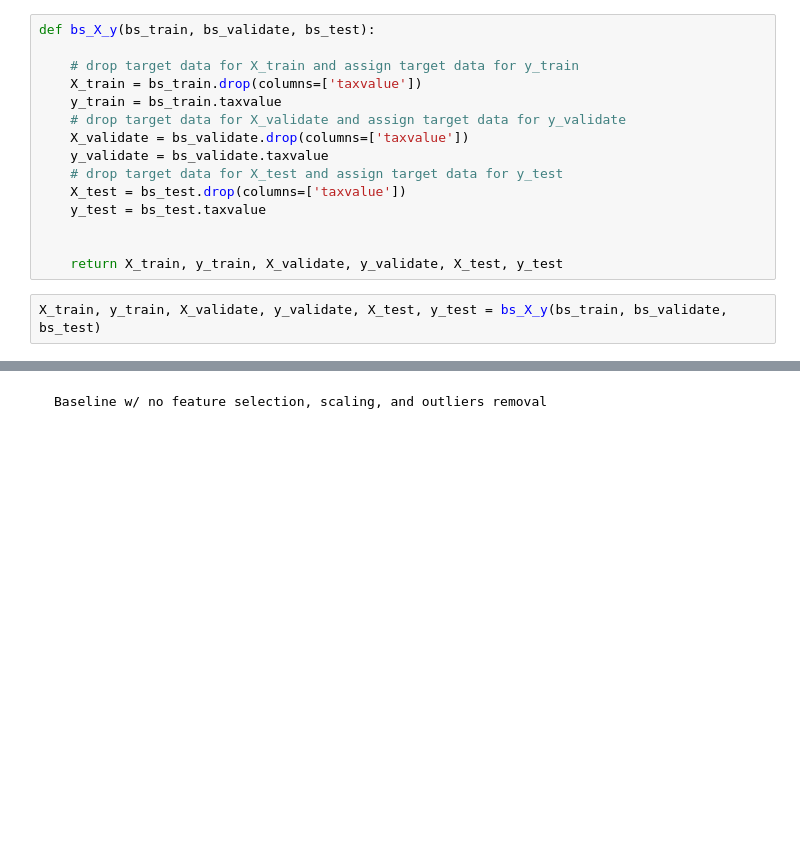
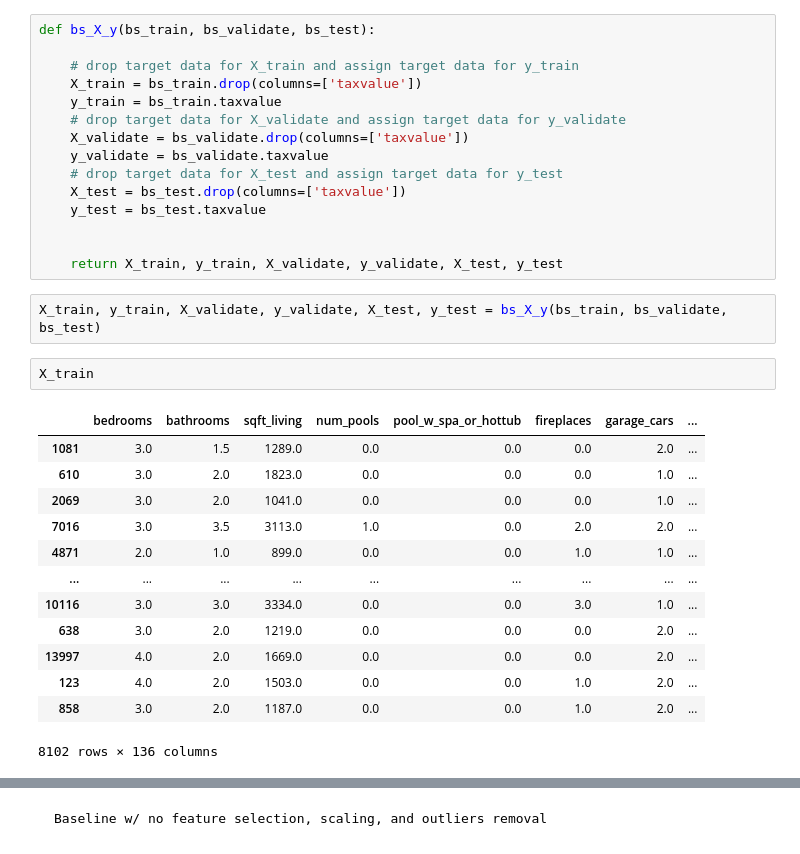
Before and after one commit to sgtcurran/my-project, a Jupyter notebook: zillow_project/zillow_rough.ipynb, the cells around one changed output, grey strips where cells are left out. Drawn from its saved outputs; the diff is of its cells as text; blank space fills up the shorter version.

```diff
--- a/zillow_project/zillow_rough.ipynb
+++ b/zillow_project/zillow_rough.ipynb
@@ -991,3 +991,19 @@ def bs_X_y(bs_train, bs_validate, bs_test):
     return X_train, y_train, X_validate, y_validate, X_test, y_test
 # %%
 X_train, y_train, X_validate, y_validate, X_test, y_test = bs_X_y(bs_train, bs_validate, bs_test)
+# %%
+X_train
+# %% [output]
+|  | bedrooms | bathrooms | sqft_living | num_pools | pool_w_spa_or_hottub | fireplaces | garage_cars | ... |
+| 1081 | 3.0 | 1.5 | 1289.0 | 0.0 | 0.0 | 0.0 | 2.0 | ... |
+| 610 | 3.0 | 2.0 | 1823.0 | 0.0 | 0.0 | 0.0 | 1.0 | ... |
+| 2069 | 3.0 | 2.0 | 1041.0 | 0.0 | 0.0 | 0.0 | 1.0 | ... |
+| 7016 | 3.0 | 3.5 | 3113.0 | 1.0 | 0.0 | 2.0 | 2.0 | ... |
+| 4871 | 2.0 | 1.0 | 899.0 | 0.0 | 0.0 | 1.0 | 1.0 | ... |
+| ... | ... | ... | ... | ... | ... | ... | ... | ... |
+| 10116 | 3.0 | 3.0 | 3334.0 | 0.0 | 0.0 | 3.0 | 1.0 | ... |
+| 638 | 3.0 | 2.0 | 1219.0 | 0.0 | 0.0 | 0.0 | 2.0 | ... |
+| 13997 | 4.0 | 2.0 | 1669.0 | 0.0 | 0.0 | 0.0 | 2.0 | ... |
+| 123 | 4.0 | 2.0 | 1503.0 | 0.0 | 0.0 | 1.0 | 2.0 | ... |
+| 858 | 3.0 | 2.0 | 1187.0 | 0.0 | 0.0 | 1.0 | 2.0 | ... |
+8102 rows × 136 columns
```
Also changed, not shown: parts of 6 cells of this notebook.
